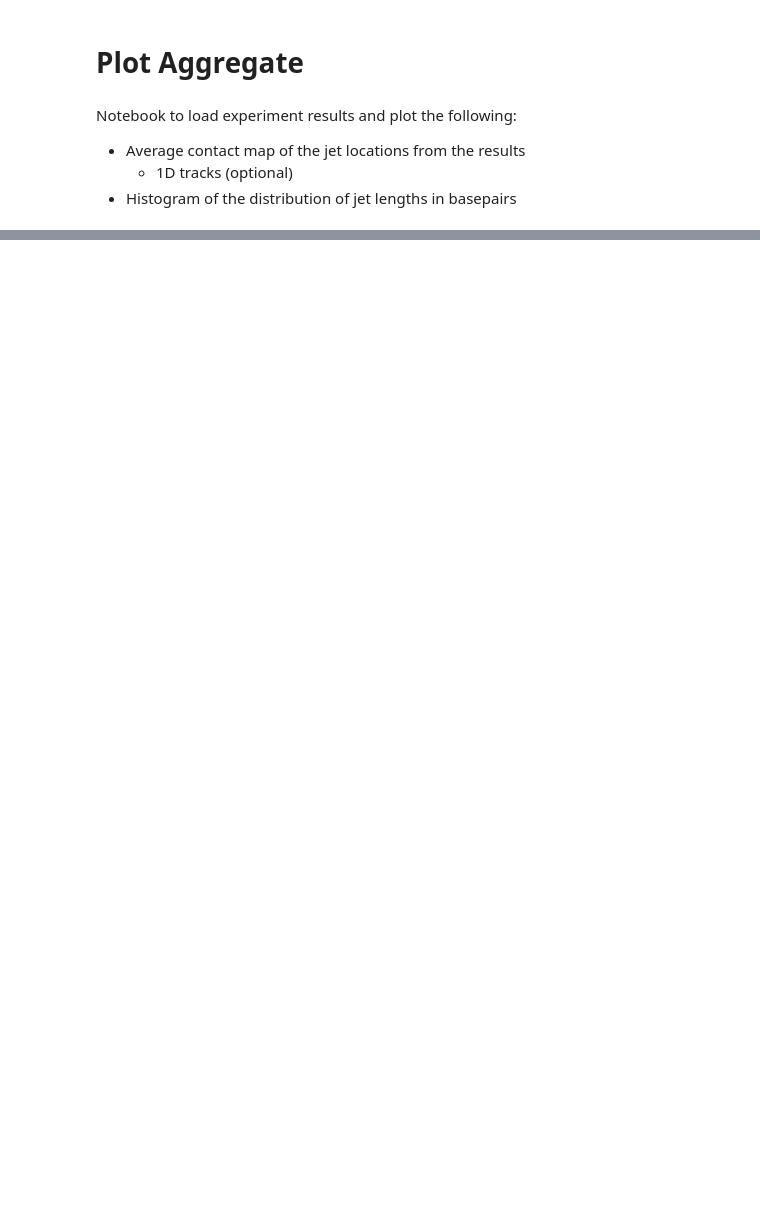
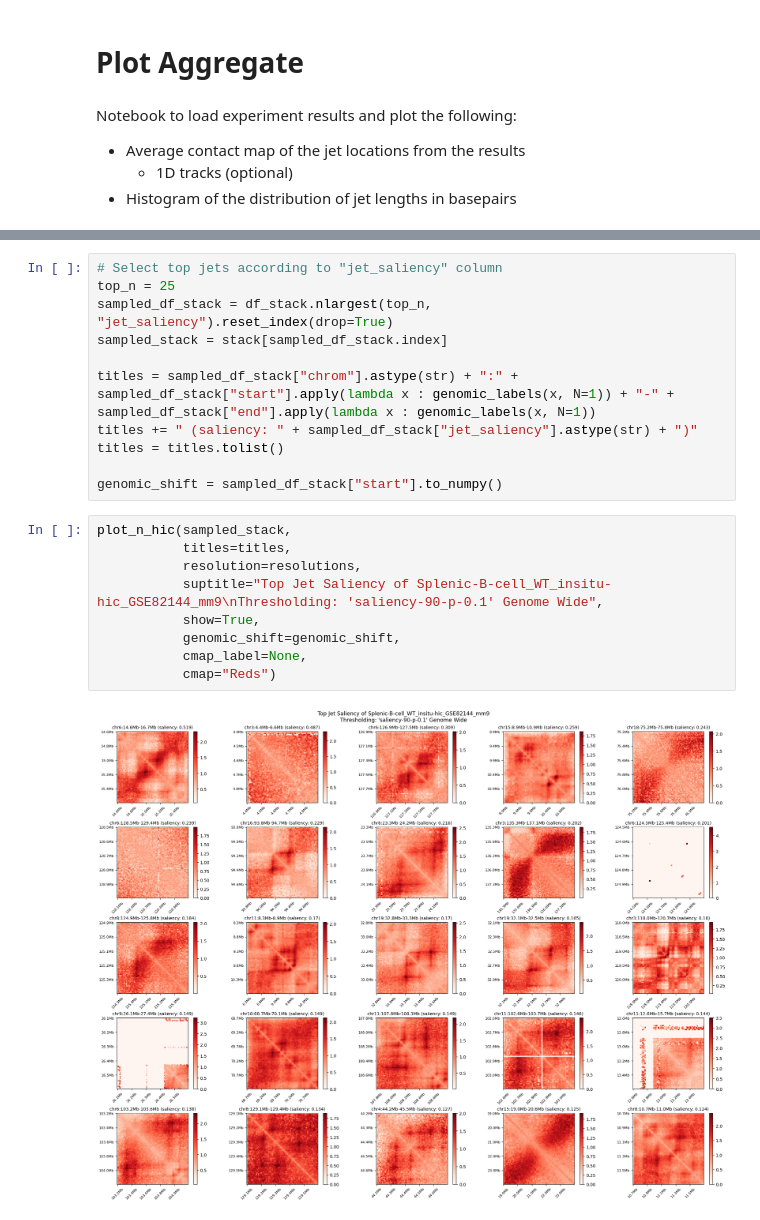
Before and after one commit to minjikimlab/miajet, a Jupyter notebook: notebooks/plot_aggregate.ipynb, the cells around one changed output, grey strips where cells are left out. Saved outputs shown, nothing was run; the diff lists cells and outputs as text; blank space fills up the shorter version.

```diff
--- a/notebooks/plot_aggregate.ipynb
+++ b/notebooks/plot_aggregate.ipynb
@@ -127,0 +388,22 @@ get_pileups(hic_file)
+# %%
+# Select top jets according to "jet_saliency" column
+top_n = 25
+sampled_df_stack = df_stack.nlargest(top_n, "jet_saliency").reset_index(drop=True)
+sampled_stack = stack[sampled_df_stack.index]
+
+titles = sampled_df_stack["chrom"].astype(str) + ":" + sampled_df_stack["start"].apply(lambda x : genomic_labels(x, N=1)) + "-" + sampled_df_stack["end"].apply(lambda x : genomic_labels(x, N=1))
+titles += " (saliency: " + sampled_df_stack["jet_saliency"].astype(str) + ")"
+titles = titles.tolist()
+
+genomic_shift = sampled_df_stack["start"].to_numpy()
+# %%
+plot_n_hic(sampled_stack,
+           titles=titles,
+           resolution=resolutions,
+           suptitle="Top Jet Saliency of Splenic-B-cell_WT_insitu-hic_GSE82144_mm9\nThresholding: 'saliency-90-p-0.1' Genome Wide",
+           show=True,
+           genomic_shift=genomic_shift,
+           cmap_label=None,
+           cmap="Reds")
+# %% [output]
+[figure, added]
```
Also changed, not shown: parts of 12 cells of this notebook, 3 other files.
